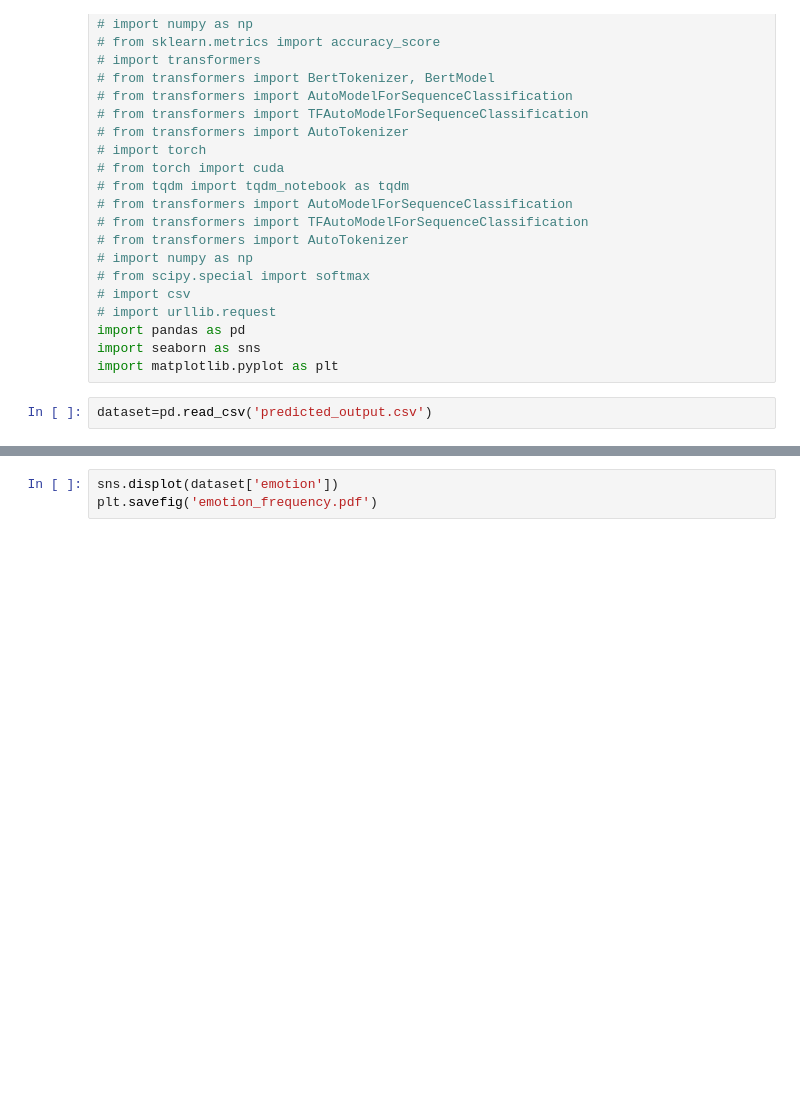
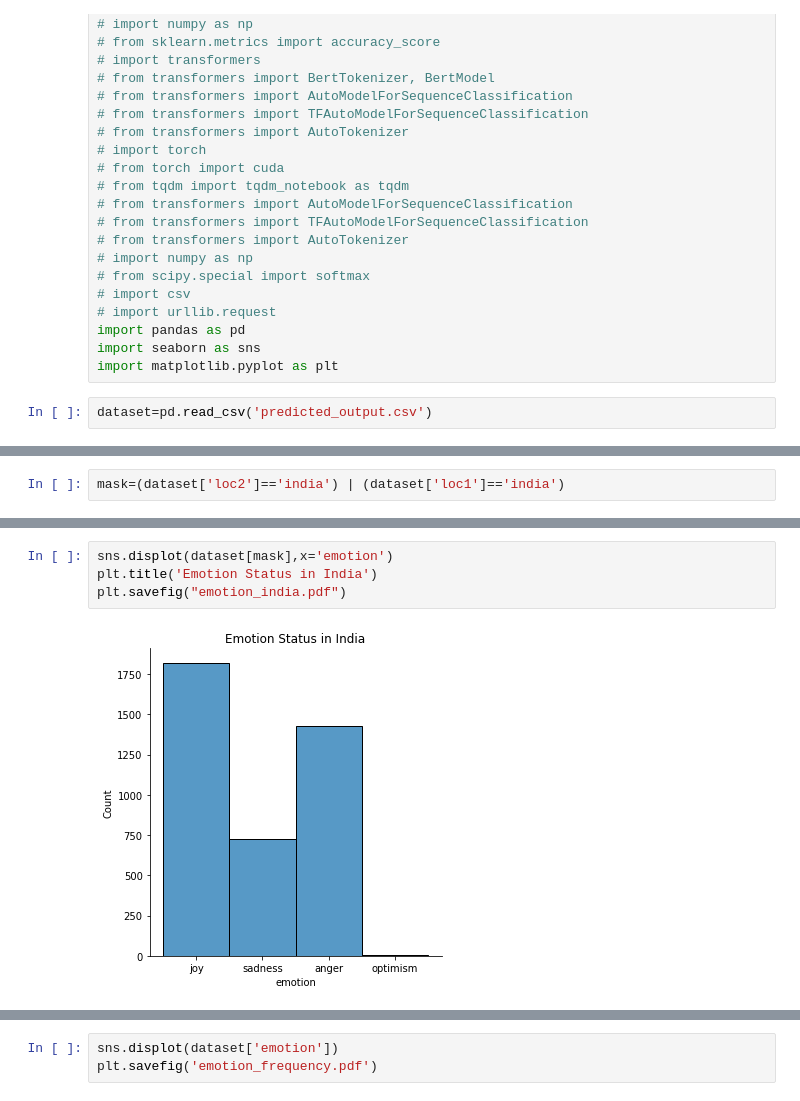
Before and after one commit to arifulmalik/emotion_twitter, a Jupyter notebook: Data_Visualization.ipynb, the cells around one changed output, grey strips where cells are left out. Saved outputs shown, nothing was run; the diff lists cells and outputs as text; blank space fills up the shorter version.

```diff
--- a/Data_Visualization.ipynb
+++ b/Data_Visualization.ipynb
@@ -28,0 +45,2 @@ dataset=pd.read_csv('predicted_output.csv')
+# %%
+mask=(dataset['loc2']=='india') | (dataset['loc1']=='india')
@@ -28,0 +63,6 @@ dataset=pd.read_csv('predicted_output.csv')
+# %%
+sns.displot(dataset[mask],x='emotion')
+plt.title('Emotion Status in India')
+plt.savefig("emotion_india.pdf")
+# %% [output]
+[figure, added]
```
Also changed, not shown: parts of 11 cells of this notebook.
